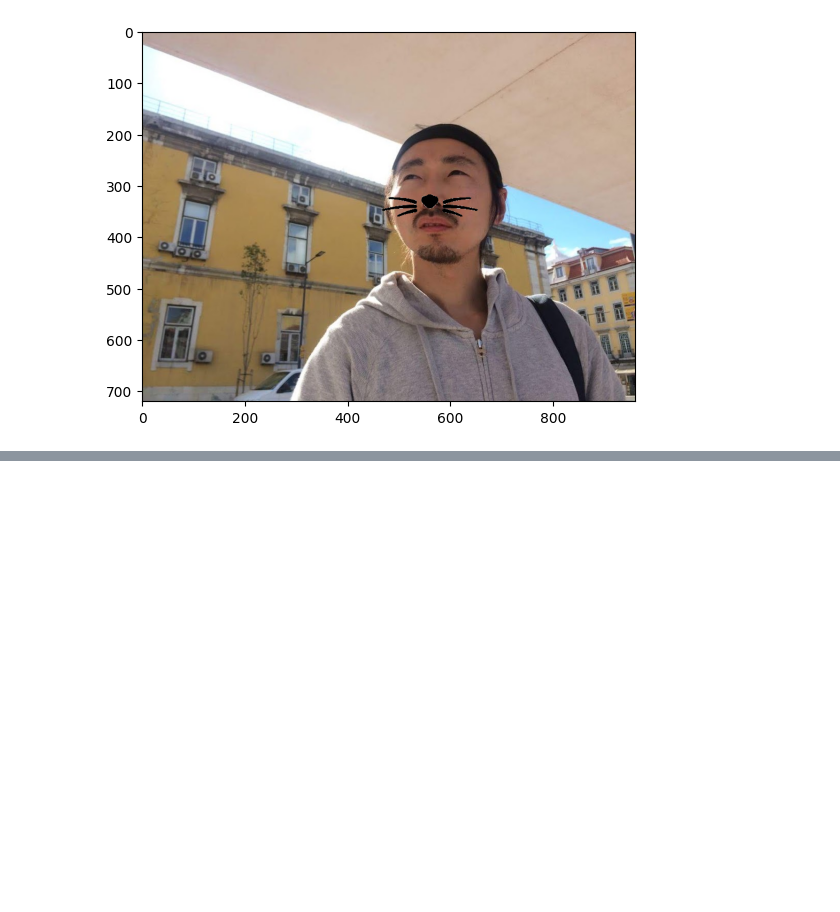
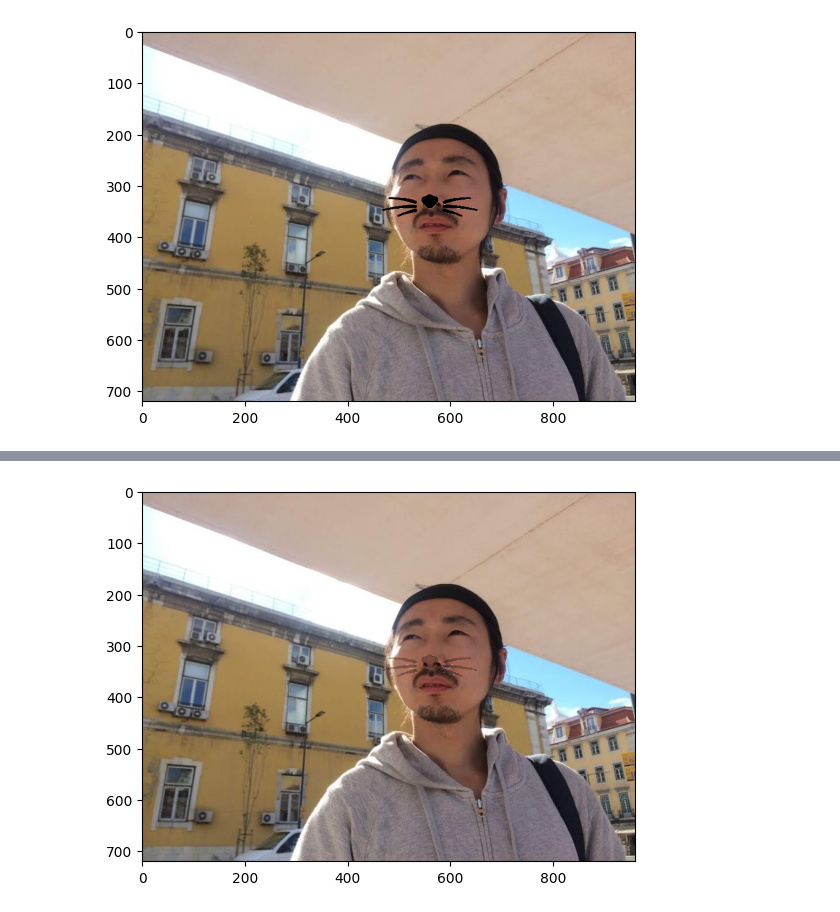
Before and after one commit to knachinen/aiffel_quest, a Jupyter notebook: m3_exploration_06/expl_06_prj_main.ipynb, the cells around one changed output, grey strips where cells are left out. Drawn from its saved outputs; the diff is of its cells as text; code cells hidden in the pictures; blank space fills up the shorter version.

```diff
--- a/m3_exploration_06/expl_06_prj_main.ipynb
+++ b/m3_exploration_06/expl_06_prj_main.ipynb
@@ -174,0 +204,9 @@ plt.show()
+# %%
+# 최종 이미지 출력
+img_face_bgr[refined_y:refined_y + img_sticker.shape[0],
+             refined_x:refined_x + img_sticker.shape[1]] = img_merge
+
+plt.imshow(cv2.cvtColor(img_face_bgr, cv2.COLOR_BGR2RGB))
+plt.show()
+# %% [output]
+[figure, added]
```
Also changed, not shown: parts of 22 cells of this notebook.
